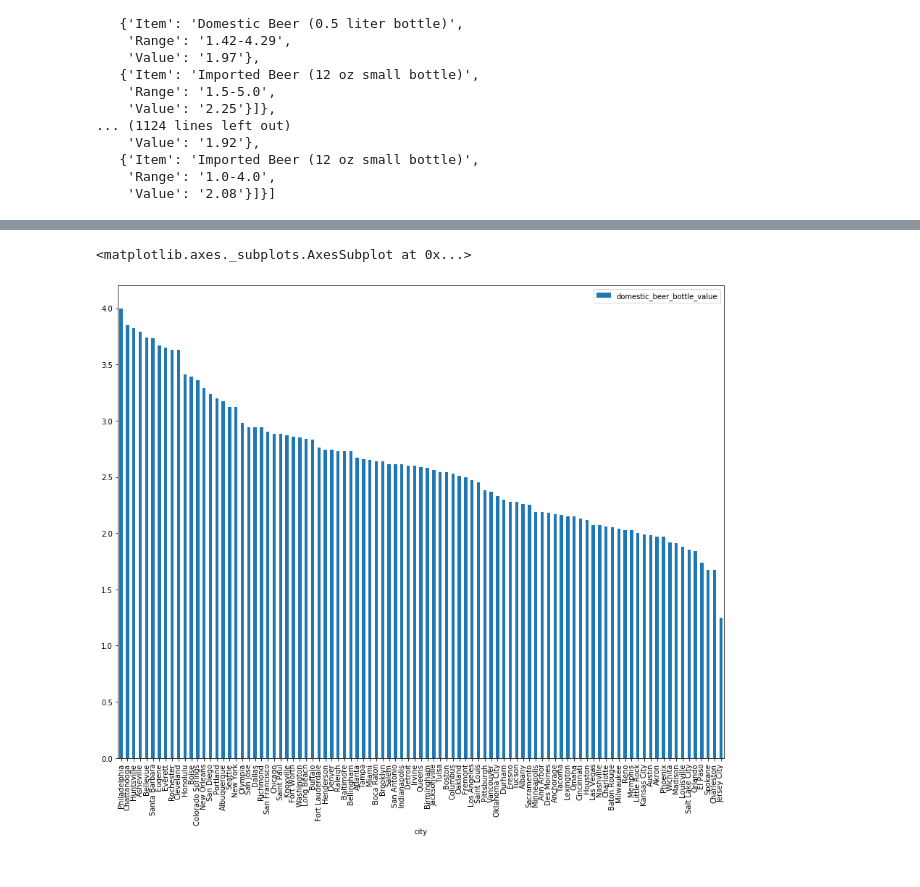
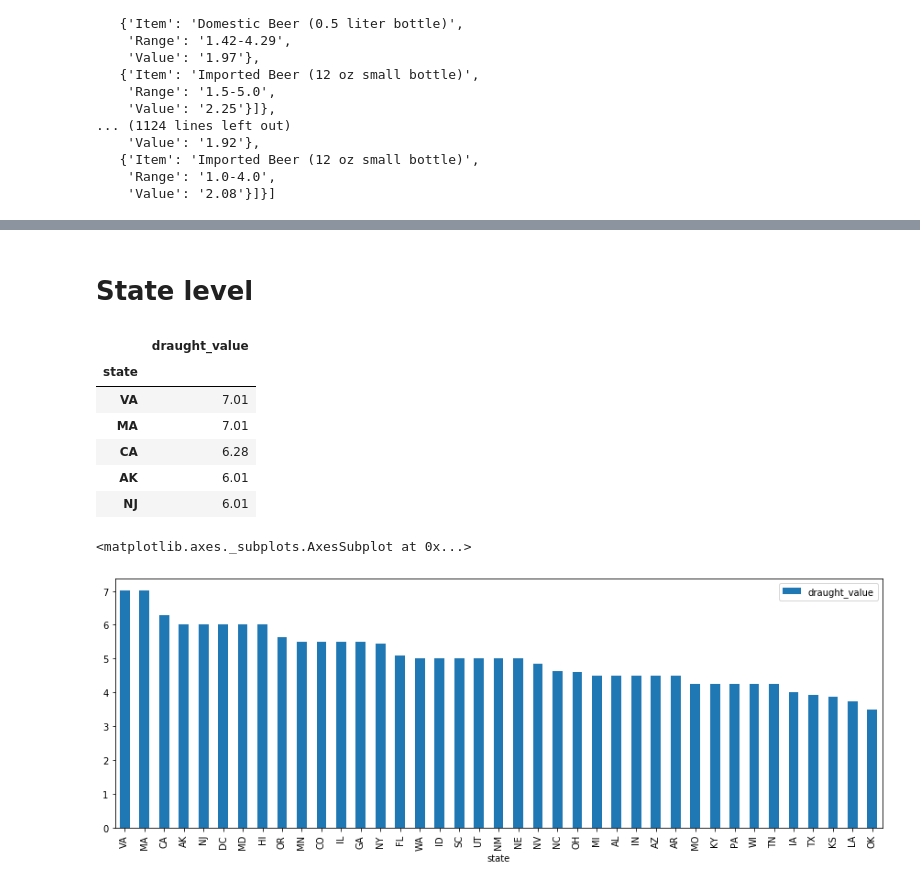
Before and after one commit to travis-tyler/cost_of_living, a Jupyter notebook: analysis/cost_of_beer.ipynb, the cells around one changed output, grey strips where cells are left out. Drawn from its saved outputs; the diff is of its cells as text; code cells hidden in the pictures.

```diff
--- a/analysis/cost_of_beer.ipynb
+++ b/analysis/cost_of_beer.ipynb
@@ -54,17 +54,17 @@ beer_cities
     'Range': '1.0-4.0',
     'Value': '2.08'}]}]
 # %%
-domestic = []
+draught = []
 for index, row in df.iterrows():
     string = p.sub('\"', row['cost_of_living_details'])
     details = json.loads(string)[0]['details']
     for item in details:
-        if 'Domestic Beer (0.5 liter bottle)' in item['Item']:
-                city_beer = {'city':row['name'],'domestic_beer_bottle_value':float(item['Value'])}
-    domestic.append(city_beer)
+        if 'Domestic Beer (1 pint draught' in item['Item']:
+                city_beer = {'city':row['name'],'state':row['us_state'],'draught_value':float(item['Value'])}
+    draught.append(city_beer)
 # %%
-beer_df = pd.DataFrame(domestic)\
-            .sort_values('domestic_beer_bottle_value', ascending=False)\
+beer_df = pd.DataFrame(draught)\
+            .sort_values('draught_value', ascending=False)\
             .set_index('city')
 beer_df
 # %% [output]
@@ -85,5 +90,19 @@ beer_df
+# %% [markdown]
+# State level
+# %%
+state_beer_df = beer_df.groupby('state').mean().\
+    sort_values('draught_value', ascending=False)
+state_beer_df.head()
+# %% [output]
+|  | draught_value |
+| state |  |
+| VA | 7.01 |
+| MA | 7.01 |
+| CA | 6.28 |
+| AK | 6.01 |
+| NJ | 6.01 |
 # %%
-beer_df.plot.bar(figsize=(15,12))
+state_beer_df.plot.bar(figsize=(15,5))
 # %% [output]
 <matplotlib.axes._subplots.AxesSubplot at 0x...>
-[figure, old version]
+[figure, new version]
```
Also changed, not shown: parts of 5 cells of this notebook.
